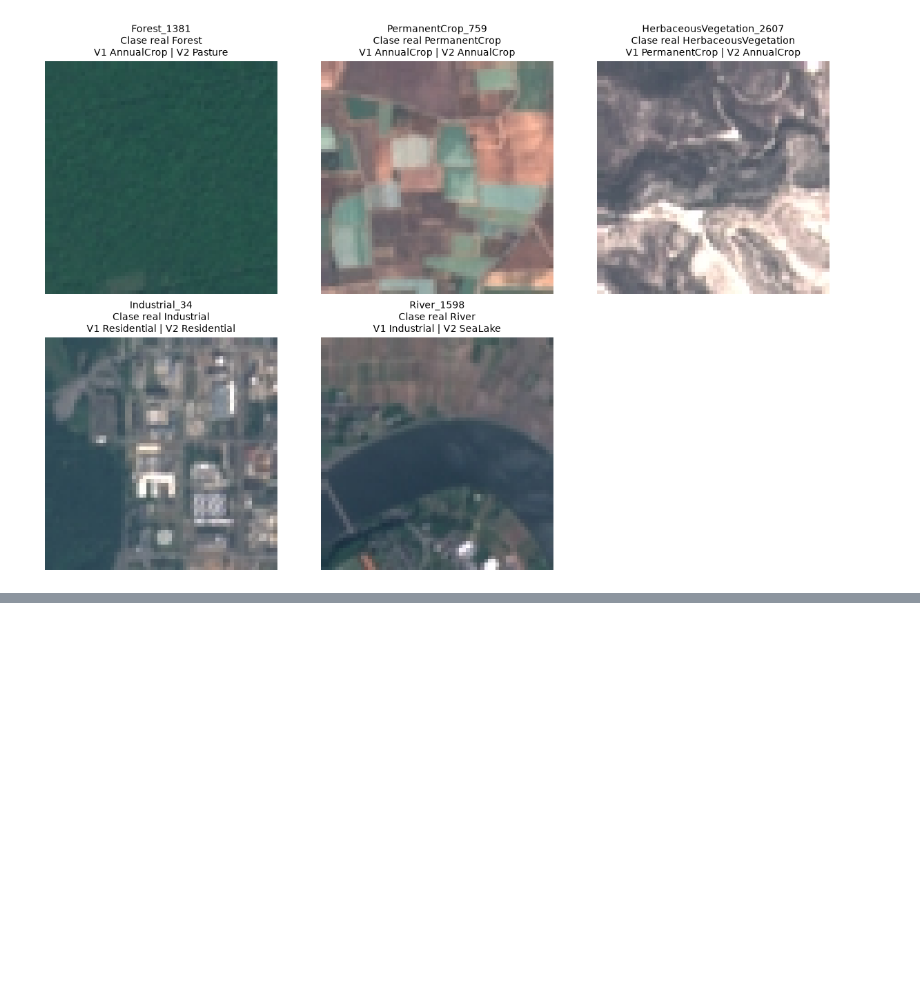
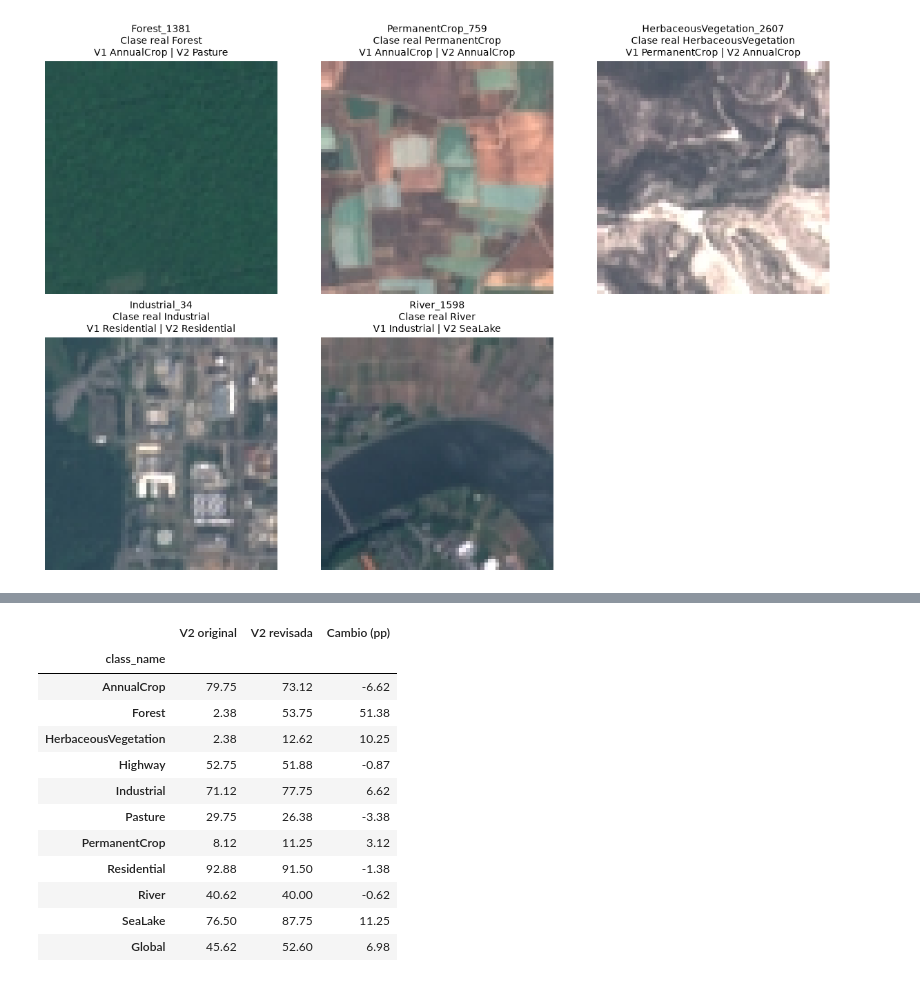
Before and after one commit to anton-p0g/Proyecto-AAPI, a Jupyter notebook: Ojo_en_orbita.ipynb, the cells around one changed output, grey strips where cells are left out. Drawn from its saved outputs; the diff is of its cells as text; code cells hidden in the pictures; blank space fills up the shorter version.

```diff
--- a/Ojo_en_orbita.ipynb
+++ b/Ojo_en_orbita.ipynb
@@ -897,0 +943,49 @@ plt.show()
+# %%
+versions = {
+    "V2 original": class_phrases_v2,
+    "V2 revisada": phrases_v2_revised,
+}
+
+class_labels = np.asarray(class_names)
+predictions_v2 = clip_index[["patch_id", "class_name"]].copy()
+correct_by_version = pd.DataFrame(index=clip_index.index)
+
+for version, phrases in versions.items():
+    prompts = [
+        f"a satellite photo of {phrases[class_name]}"
+        for class_name in class_names
+    ]
+
+    text_embeddings = encode_prompts(prompts)
+    scores = clip_embeddings @ text_embeddings.T
+
+    predictions_v2[version] = class_labels[scores.argmax(axis=1)]
+    correct_by_version[version] = predictions_v2[version].eq(
+        predictions_v2["class_name"]
+    )
+
+comparison = (
+    correct_by_version.groupby(predictions_v2["class_name"])
+    .mean()
+    .reindex(class_names)
+    .mul(100)
+)
+
+comparison.loc["Global"] = correct_by_version.mean().mul(100)
+comparison["Cambio (pp)"] = comparison["V2 revisada"] - comparison["V2 original"]
+
+display(comparison.round(2))
+# %% [output]
+|  | V2 original | V2 revisada | Cambio (pp) |
+| class_name |  |  |  |
+| AnnualCrop | 79.75 | 73.12 | -6.62 |
+| Forest | 2.38 | 53.75 | 51.38 |
+| HerbaceousVegetation | 2.38 | 12.62 | 10.25 |
+| Highway | 52.75 | 51.88 | -0.87 |
+| Industrial | 71.12 | 77.75 | 6.62 |
+| Pasture | 29.75 | 26.38 | -3.38 |
+| PermanentCrop | 8.12 | 11.25 | 3.12 |
+| Residential | 92.88 | 91.50 | -1.38 |
+| River | 40.62 | 40.00 | -0.62 |
+| SeaLake | 76.50 | 87.75 | 11.25 |
+| Global | 45.62 | 52.60 | 6.98 |
```
Also changed, not shown: parts of 17 cells of this notebook.
